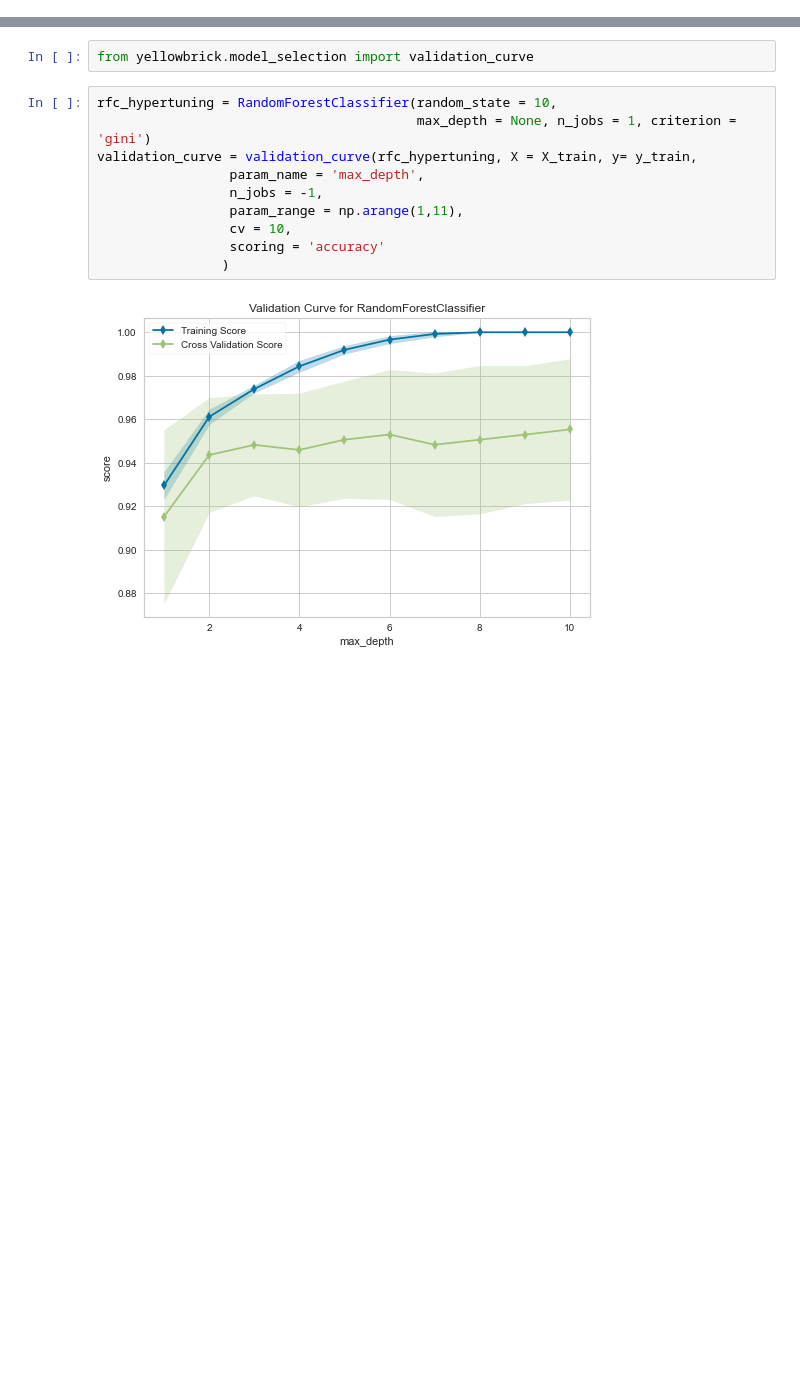
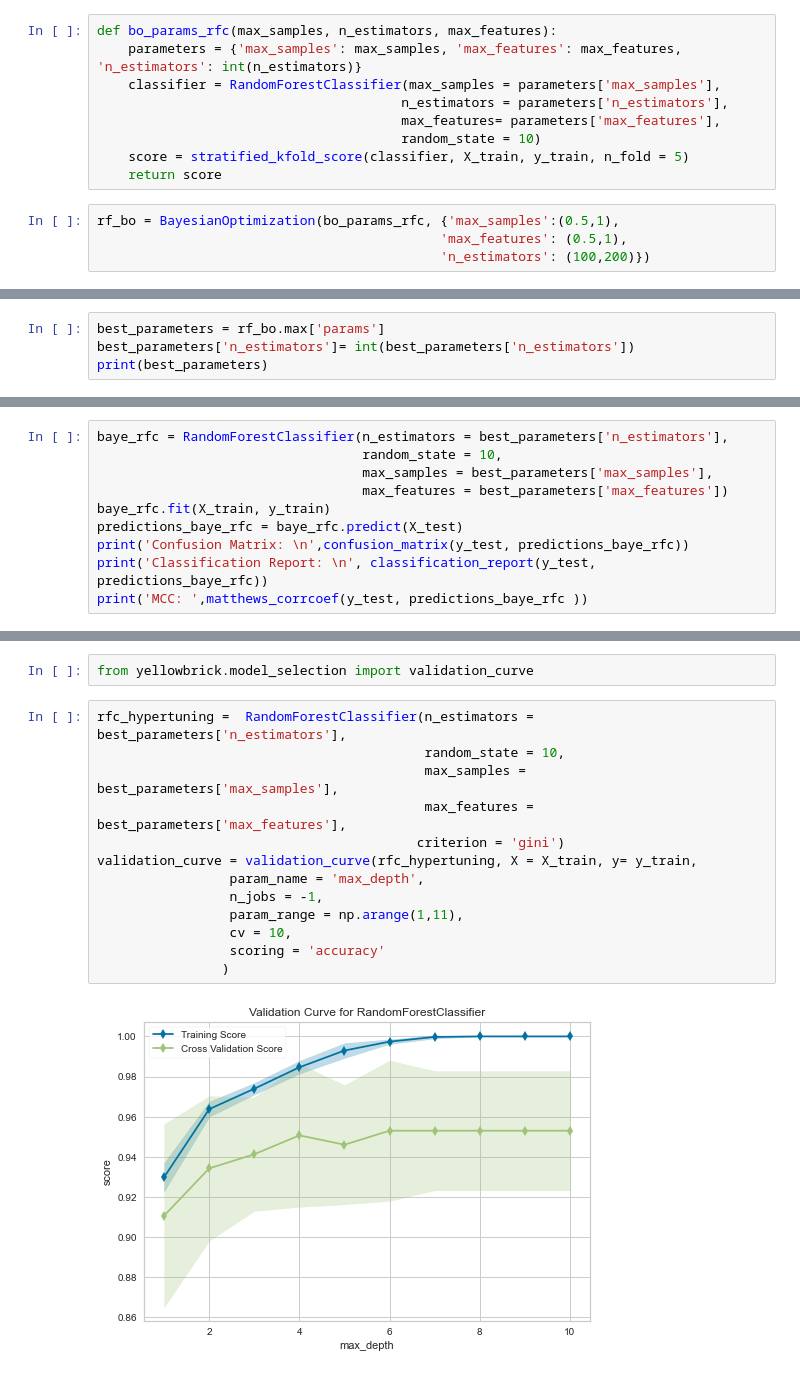
Before and after one commit to iban121/Springboard, a Jupyter notebook: CapstoneProject_2/Preprocessing and Training .ipynb, the cells around one changed output, grey strips where cells are left out. Cells and saved outputs as stored; diff of their text form; blank space fills up the shorter version.

```diff
--- a/CapstoneProject_2/Preprocessing and Training .ipynb
+++ b/CapstoneProject_2/Preprocessing and Training .ipynb
@@ -506,0 +672,13 @@ weighted avg       0.98      0.98      0.98       143
+# %%
+def bo_params_rfc(max_samples, n_estimators, max_features):
+    parameters = {'max_samples': max_samples, 'max_features': max_features, 'n_estimators': int(n_estimators)}
+    classifier = RandomForestClassifier(max_samples = parameters['max_samples'],
+                                       n_estimators = parameters['n_estimators'],
+                                       max_features= parameters['max_features'],
+                                       random_state = 10)
+    score = stratified_kfold_score(classifier, X_train, y_train, n_fold = 5)
+    return score
+# %%
+rf_bo = BayesianOptimization(bo_params_rfc, {'max_samples':(0.5,1),
+                                            'max_features': (0.5,1),
+                                            'n_estimators': (100,200)})
@@ -506,0 +705,4 @@ weighted avg       0.98      0.98      0.98       143
+# %%
+best_parameters = rf_bo.max['params']
+best_parameters['n_estimators']= int(best_parameters['n_estimators'])
+print(best_parameters)
@@ -506,0 +711,10 @@ weighted avg       0.98      0.98      0.98       143
+# %%
+baye_rfc = RandomForestClassifier(n_estimators = best_parameters['n_estimators'],
+                                  random_state = 10,
+                                  max_samples = best_parameters['max_samples'],
+                                  max_features = best_parameters['max_features'])
+baye_rfc.fit(X_train, y_train)
+predictions_baye_rfc = baye_rfc.predict(X_test)
+print('Confusion Matrix: \n',confusion_matrix(y_test, predictions_baye_rfc))
+print('Classification Report: \n', classification_report(y_test, predictions_baye_rfc))
+print('MCC: ',matthews_corrcoef(y_test, predictions_baye_rfc ))
@@ -507,16 +738,19 @@ weighted avg       0.98      0.98      0.98       143
 # %%
 from yellowbrick.model_selection import validation_curve
 # %%
-rfc_hypertuning = RandomForestClassifier(random_state = 10,
-                                         max_depth = None, n_jobs = 1, criterion = 'gini')
+rfc_hypertuning =  RandomForestClassifier(n_estimators = best_parameters['n_estimators'],
+                                          random_state = 10,
+                                          max_samples = best_parameters['max_samples'],
+                                          max_features = best_parameters['max_features'],
+                                         criterion = 'gini')
 validation_curve = validation_curve(rfc_hypertuning, X = X_train, y= y_train,
                  param_name = 'max_depth',
                  n_jobs = -1,
                  param_range = np.arange(1,11),
                  cv = 10,
                  scoring = 'accuracy'
                 )
 # %% [output]
-[figure, old version]
+[figure, new version]
 # %%
 from yellowbrick.model_selection import validation_curve
```
Also changed, not shown: parts of 72 cells of this notebook, 8 other files.
